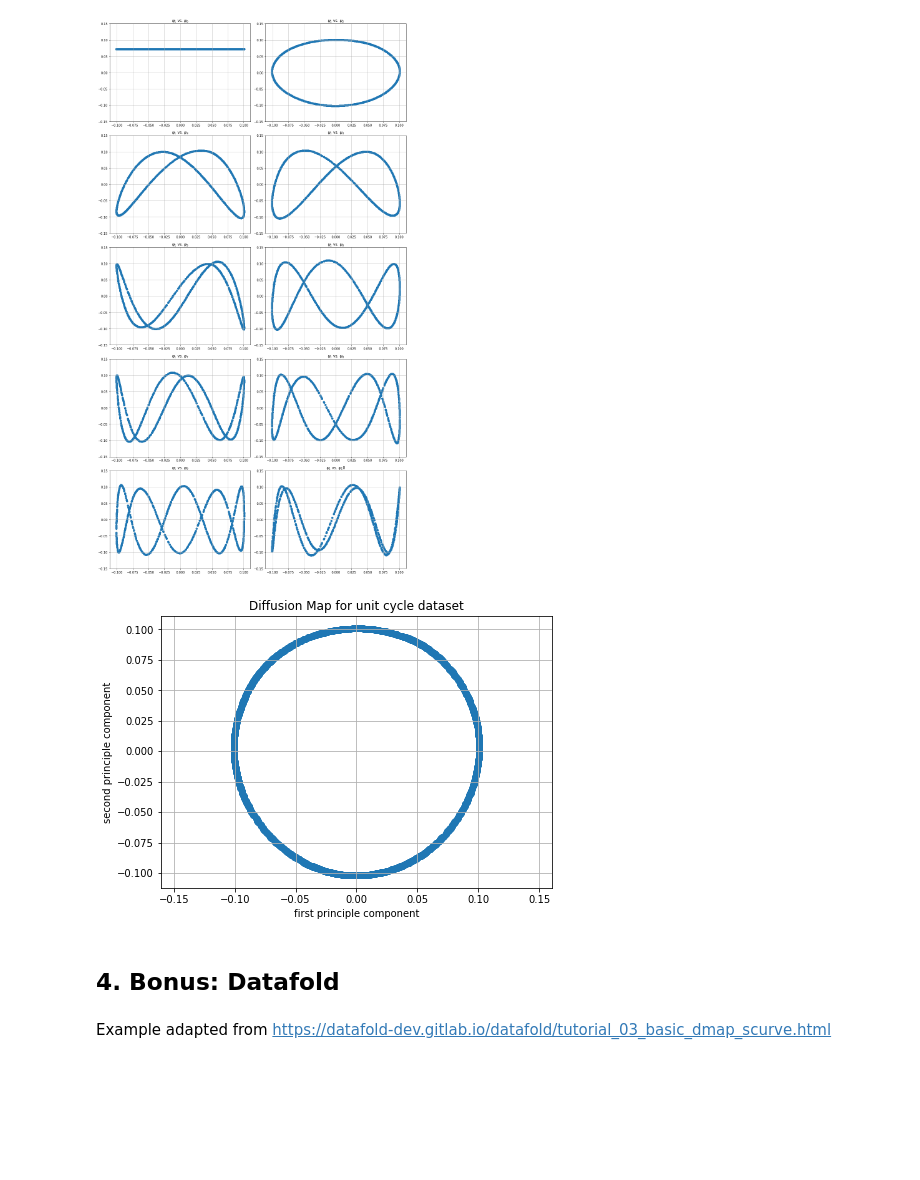
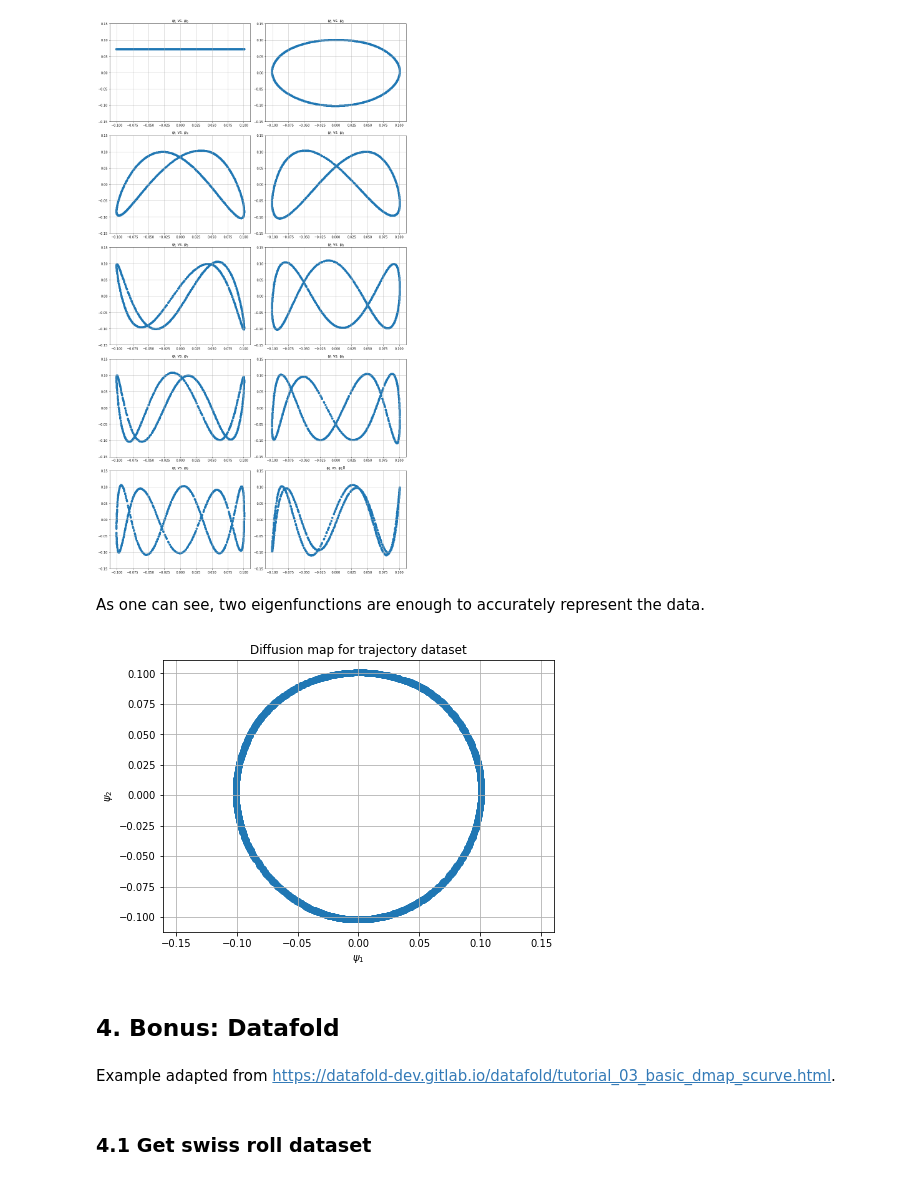
Before and after one commit to sonmikrafft-uni-MLCMS/ex4, a Jupyter notebook: task_2.ipynb, the cells around one changed output. Cells and saved outputs as stored; diff of their text form; code cells hidden in the pictures; blank space fills up the shorter version.

```diff
--- a/task_2.ipynb
+++ b/task_2.ipynb
@@ -183,20 +226,22 @@ plot_pairwise_eigenvector(eig_vec_traj, ylim=[-0.15, 0.15])
 # %% [output]
 [figure]
+# %% [markdown]
+As one can see, two eigenfunctions are enough to accurately represent the data.
 # %%
 _ = plot_2d_dataset(
     eig_vec_traj[:, 1],
     eig_vec_traj[:, 2],
     axis_equal=True,
-    x_label="first principle component",
-    y_label="second principle component",
-    title="Diffusion Map for unit cycle dataset",
+    x_label=r"$\psi_{1}$",
+    y_label=r"$\psi_{2}$",
+    title="Diffusion map for trajectory dataset",
 )
 # %% [output]
-[figure, old version]
+[figure, new version]
 # %% [markdown]
 ## 4. Bonus: Datafold
 # %% [markdown]
-Example adapted from https://datafold-dev.gitlab.io/datafold/tutorial_03_basic_dmap_scurve.html
+Example adapted from https://datafold-dev.gitlab.io/datafold/tutorial_03_basic_dmap_scurve.html.
 # %%
 import datafold.dynfold as dfold
 import datafold.pcfold as pfold
@@ -206,3 +254,5 @@ import numpy as np
+# %% [markdown]
+### 4.1 Get swiss roll dataset
 # %%
 N = 5000
 X_swiss_datafold, color_swiss_datafold = get_swiss_roll_dataset(N=N)
```
Also changed, not shown: parts of 26 cells of this notebook.
